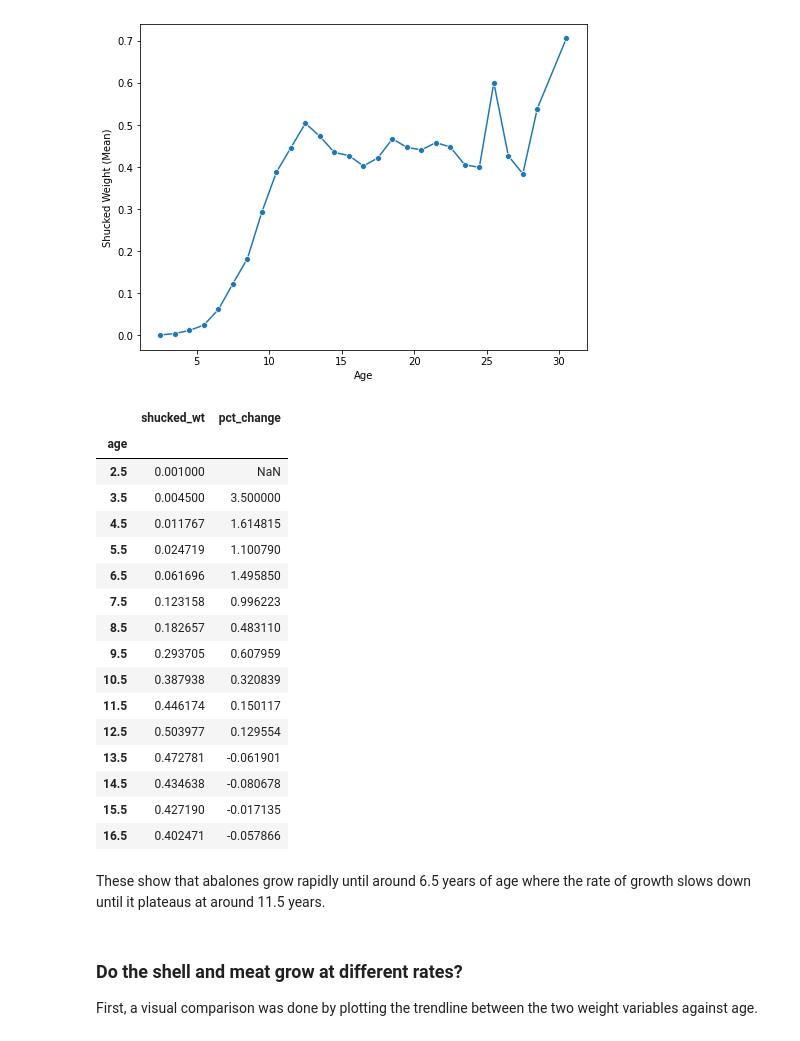
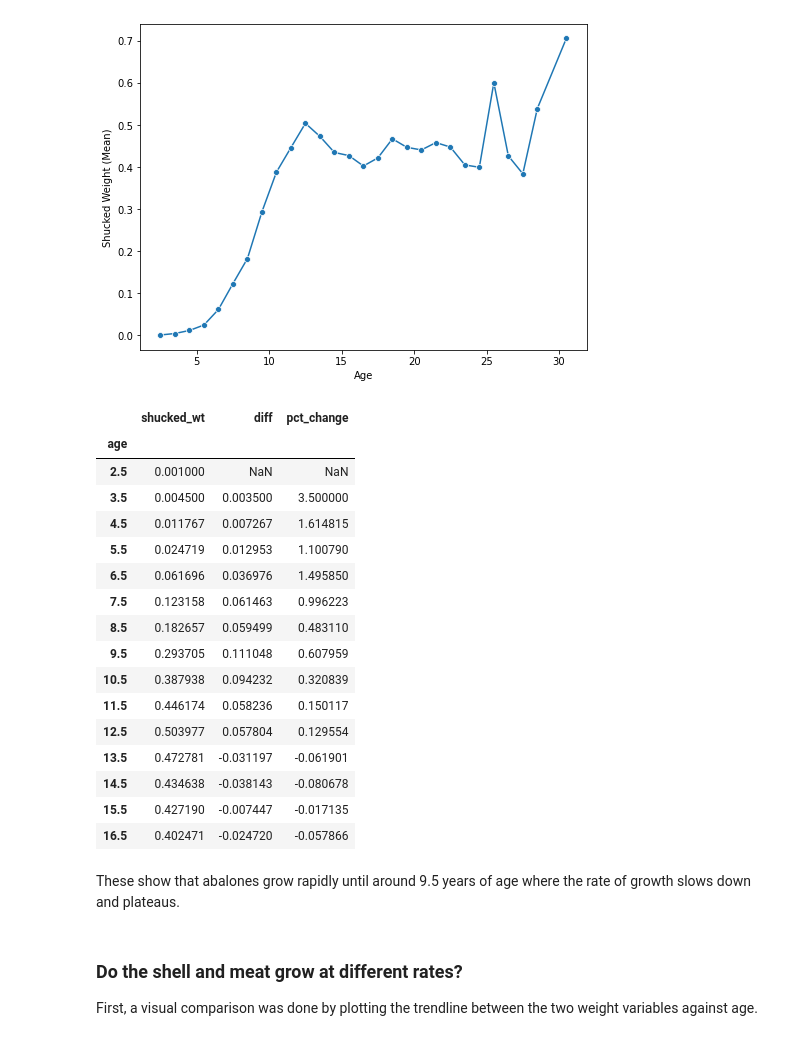
Before and after one commit to emdomingo/abalone, a Jupyter notebook: abalone.ipynb, the cells around one changed output. Saved outputs shown, nothing was run; the diff lists cells and outputs as text; code cells hidden in the pictures.

```diff
--- a/abalone.ipynb
+++ b/abalone.ipynb
@@ -127,28 +127,29 @@ plt.ylabel('Shucked Weight (Mean)');
 # %% [output]
 [figure]
 # %%
-df_age_meat['pct_change'] = df_age_meat.pct_change()
+df_age_meat['diff'] = df_age_meat['shucked_wt'].diff()
+df_age_meat['pct_change'] = df_age_meat['shucked_wt'].pct_change()
 df_age_meat.head(15)
 # %% [output]
-|  | shucked_wt | pct_change |
-| age |  |  |
-| 2.5 | 0.001000 | NaN |
-| 3.5 | 0.004500 | 3.500000 |
-| 4.5 | 0.011767 | 1.614815 |
-| 5.5 | 0.024719 | 1.100790 |
-| 6.5 | 0.061696 | 1.495850 |
-| 7.5 | 0.123158 | 0.996223 |
-| 8.5 | 0.182657 | 0.483110 |
-| 9.5 | 0.293705 | 0.607959 |
-| 10.5 | 0.387938 | 0.320839 |
-| 11.5 | 0.446174 | 0.150117 |
-| 12.5 | 0.503977 | 0.129554 |
-| 13.5 | 0.472781 | -0.061901 |
-| 14.5 | 0.434638 | -0.080678 |
-| 15.5 | 0.427190 | -0.017135 |
-| 16.5 | 0.402471 | -0.057866 |
+|  | shucked_wt | diff | pct_change |
+| age |  |  |  |
+| 2.5 | 0.001000 | NaN | NaN |
+| 3.5 | 0.004500 | 0.003500 | 3.500000 |
+| 4.5 | 0.011767 | 0.007267 | 1.614815 |
+| 5.5 | 0.024719 | 0.012953 | 1.100790 |
+| 6.5 | 0.061696 | 0.036976 | 1.495850 |
+| 7.5 | 0.123158 | 0.061463 | 0.996223 |
+| 8.5 | 0.182657 | 0.059499 | 0.483110 |
+| 9.5 | 0.293705 | 0.111048 | 0.607959 |
+| 10.5 | 0.387938 | 0.094232 | 0.320839 |
+| 11.5 | 0.446174 | 0.058236 | 0.150117 |
+| 12.5 | 0.503977 | 0.057804 | 0.129554 |
+| 13.5 | 0.472781 | -0.031197 | -0.061901 |
+| 14.5 | 0.434638 | -0.038143 | -0.080678 |
+| 15.5 | 0.427190 | -0.007447 | -0.017135 |
+| 16.5 | 0.402471 | -0.024720 | -0.057866 |
 # %% [markdown]
-These show that abalones grow rapidly until around 6.5 years of age where the rate of growth slows down until it plateaus at around 11.5 years.
+These show that abalones grow rapidly until around 9.5 years of age where the rate of growth slows down and plateaus.
 # %% [markdown]
 ### Do the shell and meat grow at different rates?
 First, a visual comparison was done by plotting the trendline between the two weight variables against age.
```
Also changed, not shown: parts of 10 cells of this notebook.
